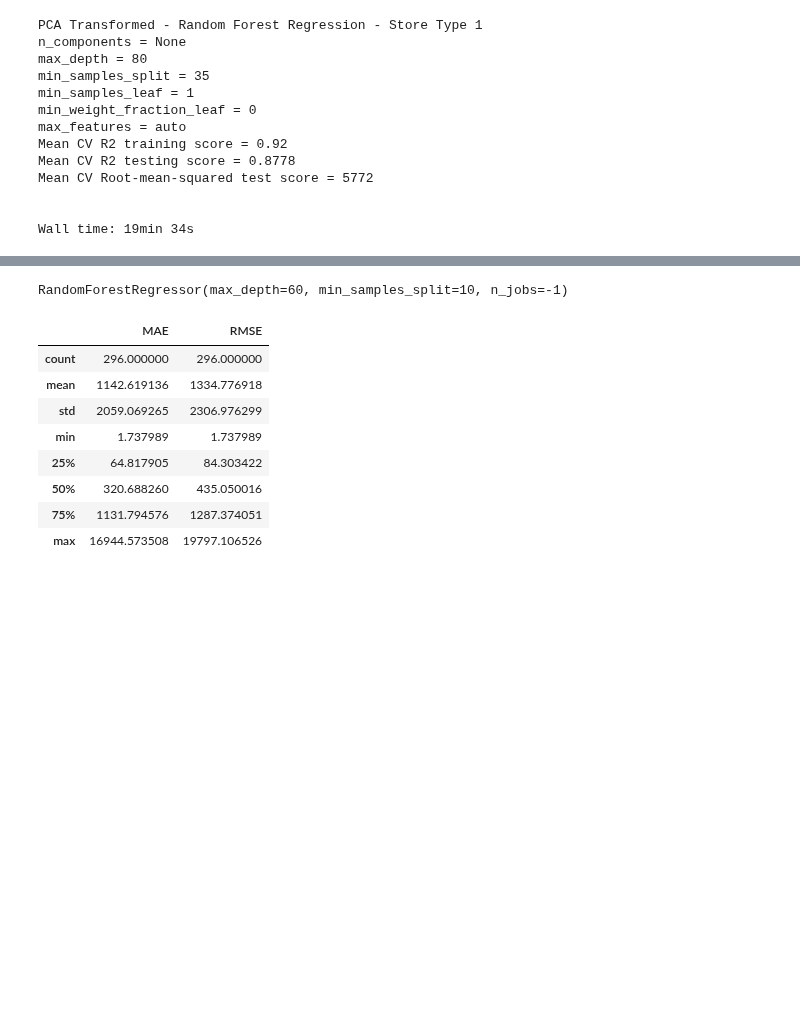
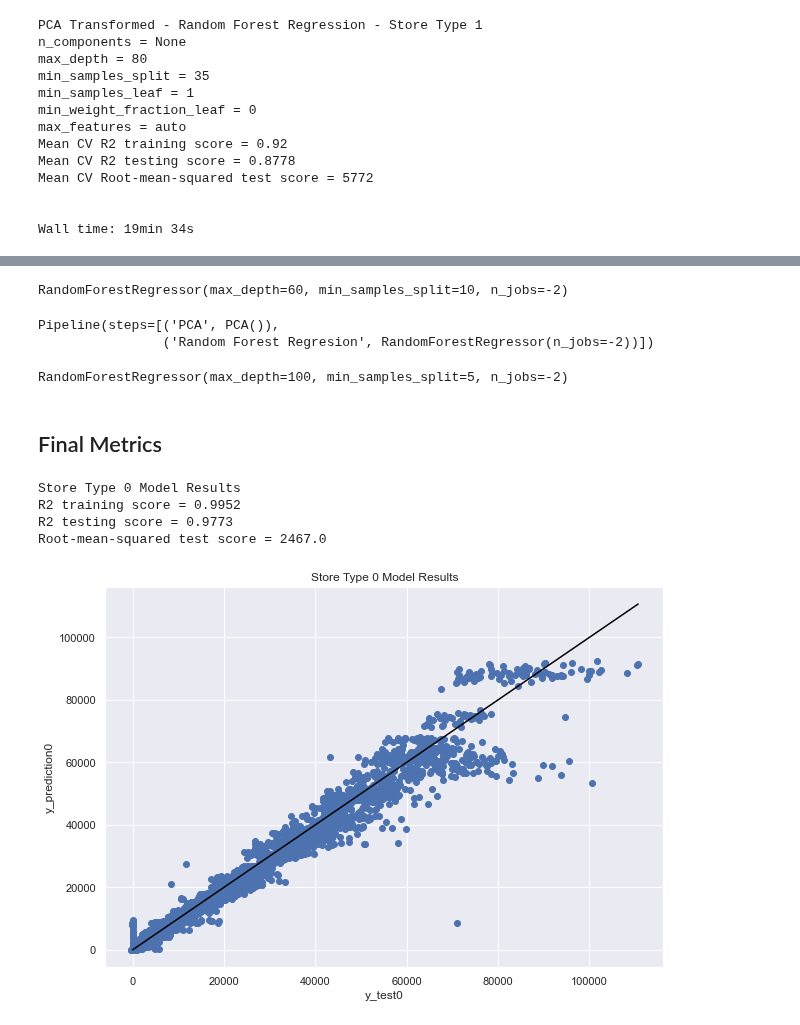
Before and after one commit to Dylan-C-Neal/capstone1-retail_forecasting, a Jupyter notebook: notebooks/C1S4-Modeling.ipynb, the cells around one changed output, grey strips where cells are left out. Saved outputs shown, nothing was run; the diff lists cells and outputs as text; code cells hidden in the pictures; blank space fills up the shorter version.

Commit message:
Completed modeling

```diff
--- a/notebooks/C1S4-Modeling.ipynb
+++ b/notebooks/C1S4-Modeling.ipynb
@@ -1198,6 +1001,6 @@ Fit final models for use
 # %%
 # Store Type 0 model:
-model0 = RandomForestRegressor(max_depth=60, min_samples_split=10, n_jobs=-1)
+model0 = RandomForestRegressor(max_depth=60, min_samples_split=10, n_jobs=-2)
 model0.fit(X_train0, np.ravel(y_train0))
 # %% [output]
-RandomForestRegressor(max_depth=60, min_samples_split=10, n_jobs=-1)
+RandomForestRegressor(max_depth=60, min_samples_split=10, n_jobs=-2)
@@ -1206,12 +1007,41 @@ m0testsummary = storedepttestagg(type0Stores, type0Depts, model0, X_test0, y_tes
-# %%
-m0testsummary.describe()
-# %% [output]
-|  | MAE | RMSE |
-| count | 296.000000 | 296.000000 |
-| mean | 1142.619136 | 1334.776918 |
-| std | 2059.069265 | 2306.976299 |
-| min | 1.737989 | 1.737989 |
-| 25% | 64.817905 | 84.303422 |
-| 50% | 320.688260 | 435.050016 |
-| 75% | 1131.794576 | 1287.374051 |
-| max | 16944.573508 | 19797.106526 |
+# %%
+# Store Type 1 model:
+from sklearn.pipeline import Pipeline
+model1 = Pipeline([('PCA', PCA(n_components=None)), \
+                   ('Random Forest Regresion', RandomForestRegressor(n_jobs=-2))])
+model1.fit(X_train1, np.ravel(y_train1))
+# %% [output]
+Pipeline(steps=[('PCA', PCA()),
+                ('Random Forest Regresion', RandomForestRegressor(n_jobs=-2))])
+# %%
+# Store Type 2 model:
+model2 = RandomForestRegressor(max_depth=100, min_samples_split=5, n_jobs=-2)
+model2.fit(X_train2, np.ravel(y_train2))
+# %% [output]
+RandomForestRegressor(max_depth=100, min_samples_split=5, n_jobs=-2)
+# %% [markdown]
+## Final Metrics
+# %%
+y_pred0 = model0.predict(X_test0)
+y_pred1 = model1.predict(X_test1)
+y_pred2 = model2.predict(X_test2)
+# %%
+# Store Type 0
+print('Store Type 0 Model Results')
+print('R2 training score = ' + str(round(model0.score(X_train0, y_train0), 4)))
+print('R2 testing score = ' + str(round(r2_score(y_test0, y_pred0), 4)))
+print('Root-mean-squared test score = ' + str(round(mean_squared_error(y_test0, y_pred0, squared=False))))
+
+_ = plt.figure(figsize=(10, 7))
+_ = plt.scatter(np.ravel(y_test0), y_pred0)
+_ = plt.plot([1, y_test0.max()], [1, y_test0.max()], c='black')
+plt.xlabel('y_test0')
+plt.ylabel('y_prediction0')
+plt.title('Store Type 0 Model Results')
+_ = plt.show()
+# %% [output]
+Store Type 0 Model Results
+R2 training score = 0.9952
+R2 testing score = 0.9773
+Root-mean-squared test score = 2467.0
+[figure, added]
```
Also changed, not shown: parts of 64 cells of this notebook, 1 other file.
